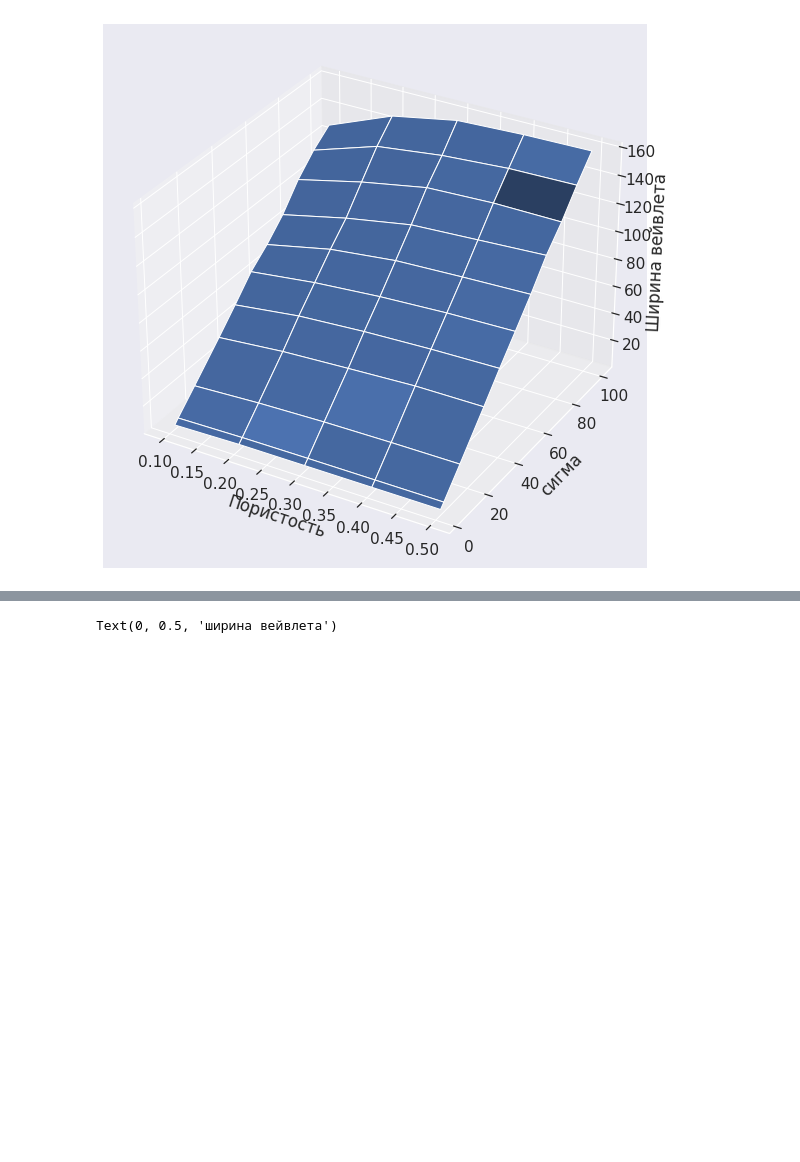
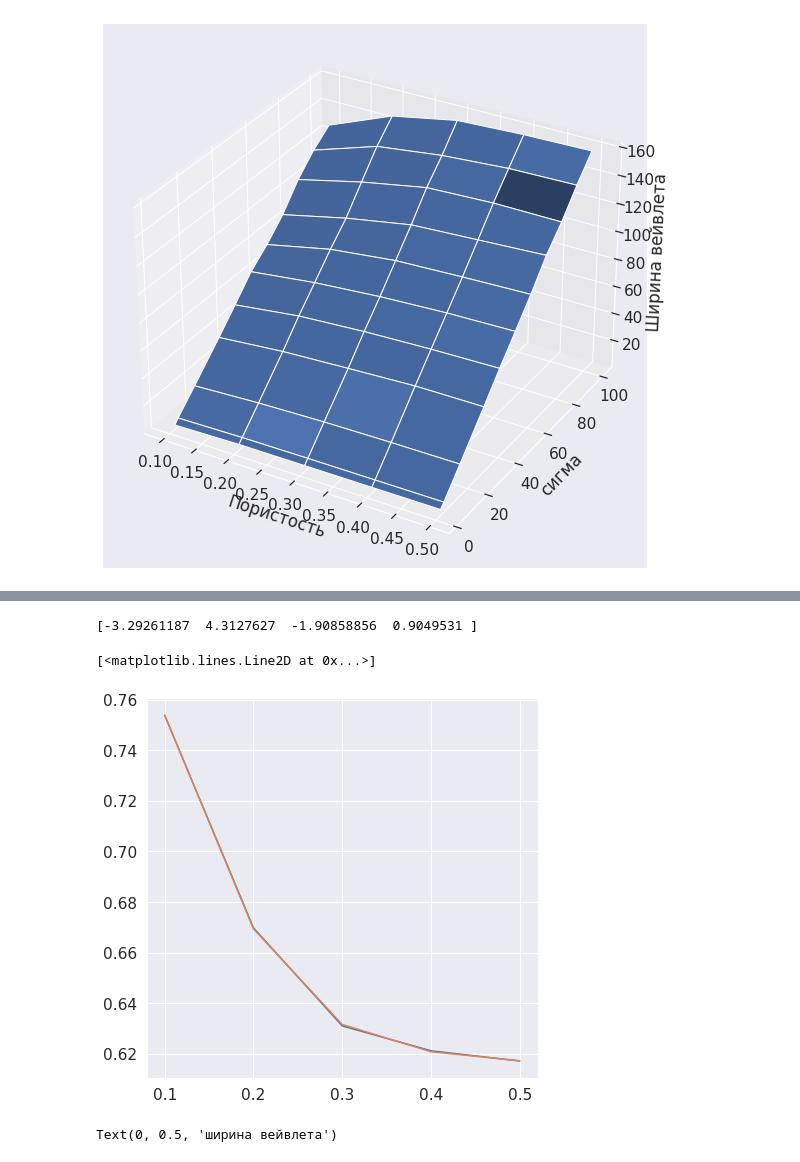
Before and after one commit to ankhafizov/MLTomography, a Jupyter notebook: notebooks/map_preview.ipynb, the cells around one changed output, grey strips where cells are left out. Drawn from its saved outputs; the diff is of its cells as text; code cells hidden in the pictures; blank space fills up the shorter version.

```diff
--- a/notebooks/map_preview.ipynb
+++ b/notebooks/map_preview.ipynb
@@ -52,3 +86,18 @@ df.groupby("sigma").get_group(15).plot(x='porosity', y='wavelet_width')
+# %%
+porosities = df.porosity.unique()
+fig, ax = plt.subplots(figsize=(7,7))
+
+ax.plot(porosities, coefs)
+
+k = np.polyfit(porosities, coefs, 3)
+print(k)
+
+#ax.plot(porosities, porosities**2*k[0] + porosities*k[1] + k[2])
+ax.plot(porosities, porosities**3*k[0] + porosities**2*k[1] + porosities*k[2] + k[3])
+# %% [output]
+[-3.29261187  4.3127627  -1.90858856  0.9049531 ]
+[<matplotlib.lines.Line2D at 0x...>]
+[figure, added]
 # %%
 # LEGACY
 
```
Also changed, not shown: parts of 5 cells of this notebook, 2 other files.
